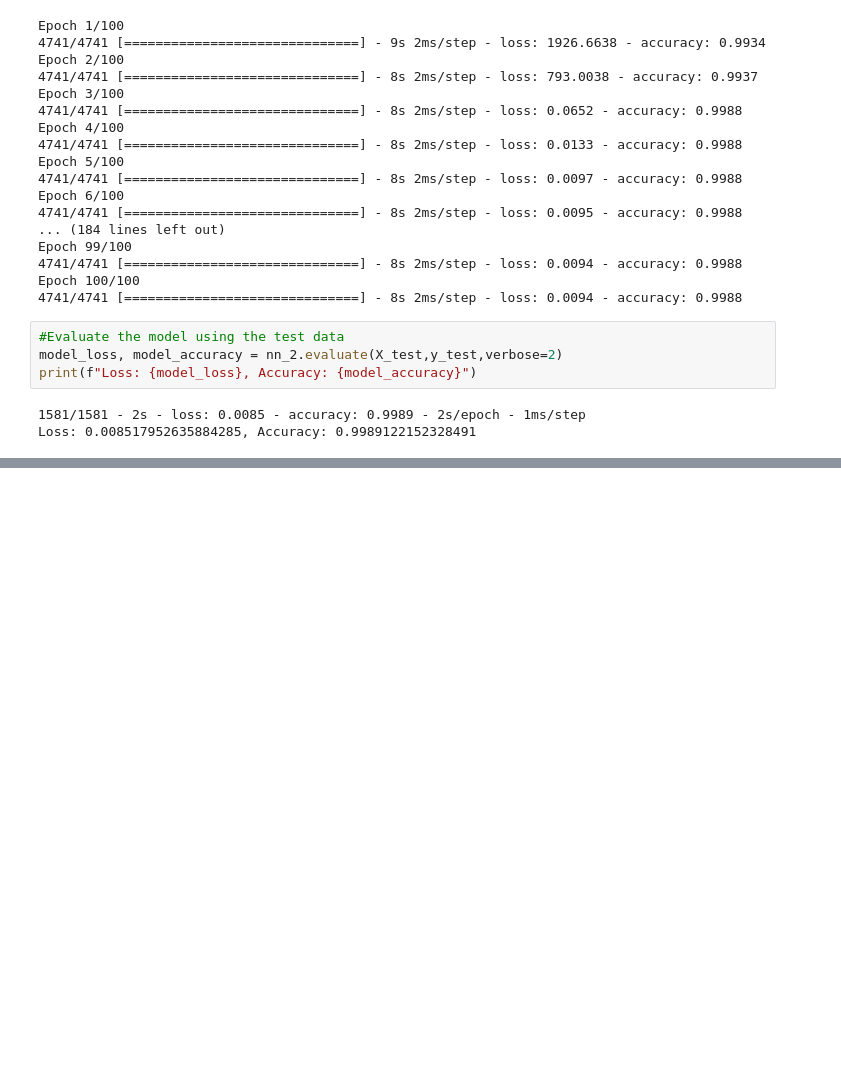
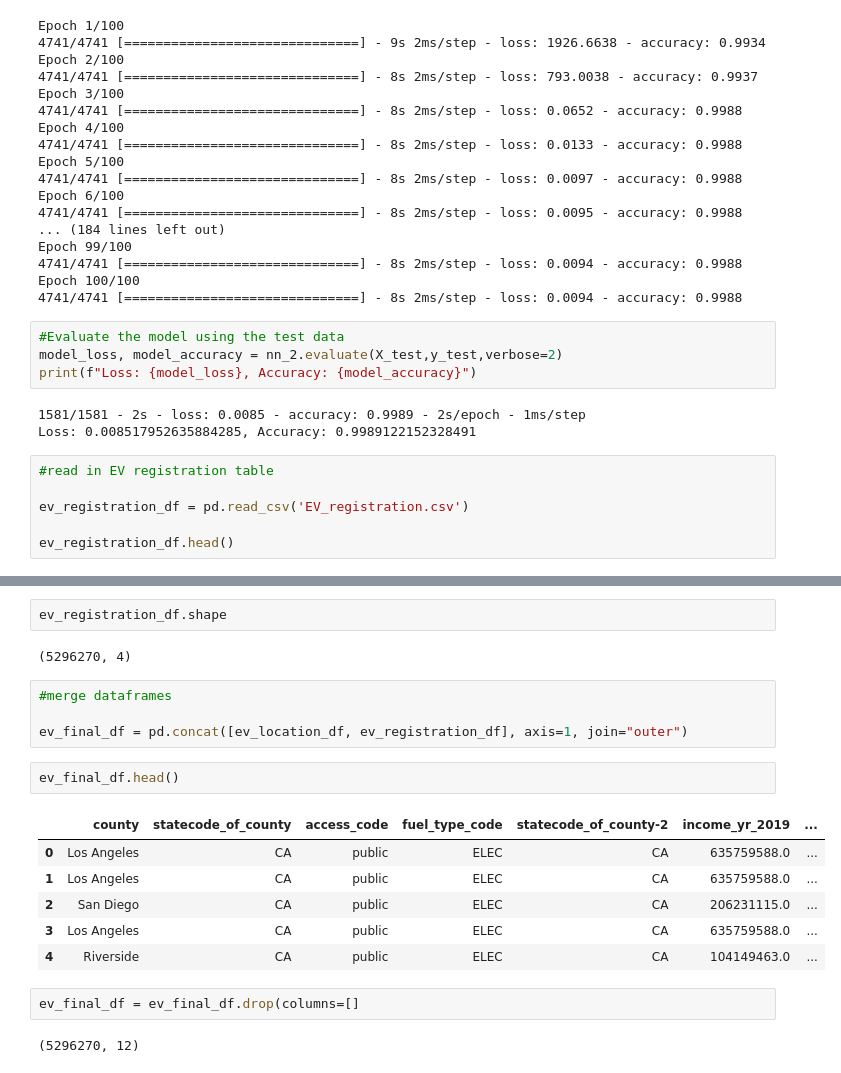
Before and after one commit to TSheridan01/Electric2, a Jupyter notebook: ML_Stations_Income.ipynb, the cells around one changed output, grey strips where cells are left out. Drawn from its saved outputs; the diff is of its cells as text; blank space fills up the shorter version.

Commit message:
adding updated code to merge files

```diff
--- a/ML_Stations_Income.ipynb
+++ b/ML_Stations_Income.ipynb
@@ -281,3 +281,9 @@ print(f"Loss: {model_loss}, Accuracy: {model_accuracy}")
 # %% [output]
 1581/1581 - 2s - loss: 0.0085 - accuracy: 0.9989 - 2s/epoch - 1ms/step
 Loss: 0.008517952635884285, Accuracy: 0.9989122152328491
+# %%
+#read in EV registration table
+
+ev_registration_df = pd.read_csv('EV_registration.csv')
+
+ev_registration_df.head()
@@ -283,0 +297,21 @@ Loss: 0.008517952635884285, Accuracy: 0.9989122152328491
+# %%
+ev_registration_df.shape
+# %% [output]
+(5296270, 4)
+# %%
+#merge dataframes
+
+ev_final_df = pd.concat([ev_location_df, ev_registration_df], axis=1, join="outer")
+# %%
+ev_final_df.head()
+# %% [output]
+|  | county | statecode_of_county | access_code | fuel_type_code | statecode_of_county-2 | income_yr_2019 | ... |
+| 0 | Los Angeles | CA | public | ELEC | CA | 635759588.0 | ... |
+| 1 | Los Angeles | CA | public | ELEC | CA | 635759588.0 | ... |
+| 2 | San Diego | CA | public | ELEC | CA | 206231115.0 | ... |
+| 3 | Los Angeles | CA | public | ELEC | CA | 635759588.0 | ... |
+| 4 | Riverside | CA | public | ELEC | CA | 104149463.0 | ... |
+# %%
+ev_final_df = ev_final_df.drop(columns=[]
+# %% [output]
+(5296270, 12)
```
Also changed, not shown: parts of 1 cell of this notebook.
